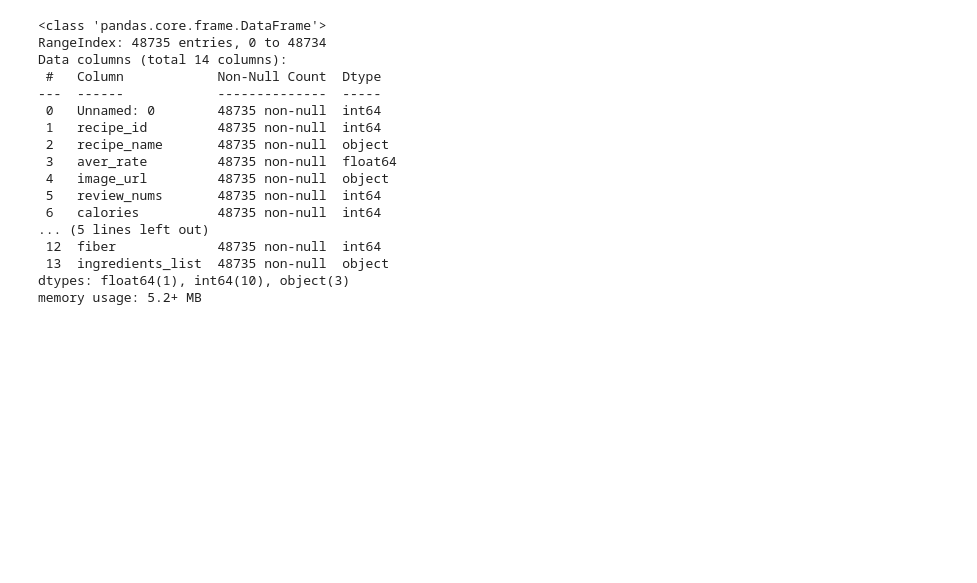
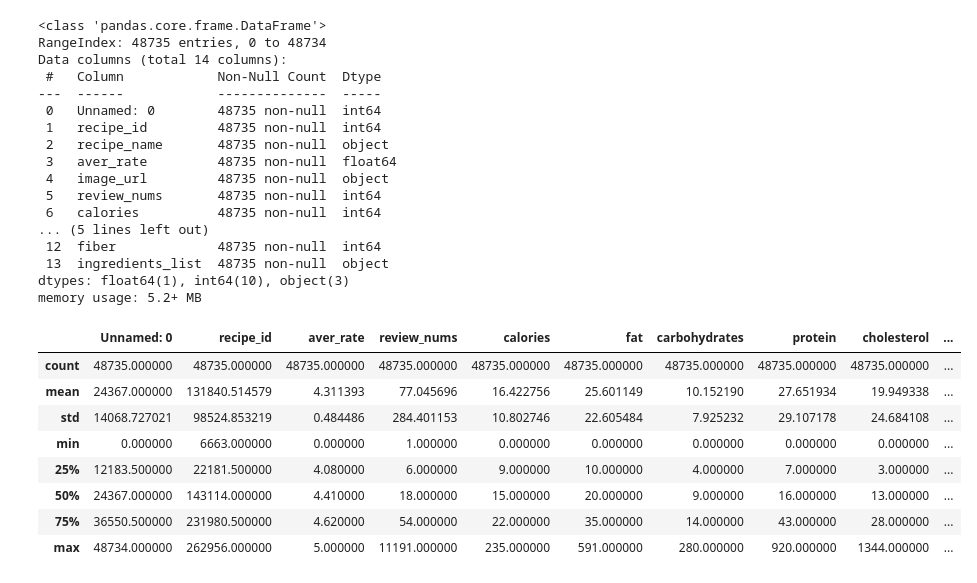
Before and after one commit to SajjadKhanYousafzai/Recipe-Recommendation-System, a Jupyter notebook: recipe_system.ipynb, the cells around one changed output. Drawn from its saved outputs; the diff is of its cells as text; code cells hidden in the pictures; blank space fills up the shorter version.

```diff
--- a/recipe_system.ipynb
+++ b/recipe_system.ipynb
@@ -57,3 +57,16 @@ Data columns (total 14 columns):
  13  ingredients_list  48735 non-null  object
 dtypes: float64(1), int64(10), object(3)
 memory usage: 5.2+ MB
+# %%
+# Descriptive statistics
+df.describe()
+# %% [output]
+|  | Unnamed: 0 | recipe_id | aver_rate | review_nums | calories | fat | carbohydrates | protein | cholesterol | ... |
+| count | 48735.000000 | 48735.000000 | 48735.000000 | 48735.000000 | 48735.000000 | 48735.000000 | 48735.000000 | 48735.000000 | 48735.000000 | ... |
+| mean | 24367.000000 | 131840.514579 | 4.311393 | 77.045696 | 16.422756 | 25.601149 | 10.152190 | 27.651934 | 19.949338 | ... |
+| std | 14068.727021 | 98524.853219 | 0.484486 | 284.401153 | 10.802746 | 22.605484 | 7.925232 | 29.107178 | 24.684108 | ... |
+| min | 0.000000 | 6663.000000 | 0.000000 | 1.000000 | 0.000000 | 0.000000 | 0.000000 | 0.000000 | 0.000000 | ... |
+| 25% | 12183.500000 | 22181.500000 | 4.080000 | 6.000000 | 9.000000 | 10.000000 | 4.000000 | 7.000000 | 3.000000 | ... |
+| 50% | 24367.000000 | 143114.000000 | 4.410000 | 18.000000 | 15.000000 | 20.000000 | 9.000000 | 16.000000 | 13.000000 | ... |
+| 75% | 36550.500000 | 231980.500000 | 4.620000 | 54.000000 | 22.000000 | 35.000000 | 14.000000 | 43.000000 | 28.000000 | ... |
+| max | 48734.000000 | 262956.000000 | 5.000000 | 11191.000000 | 235.000000 | 591.000000 | 280.000000 | 920.000000 | 1344.000000 | ... |
```
Also changed, not shown: parts of 3 cells of this notebook.
